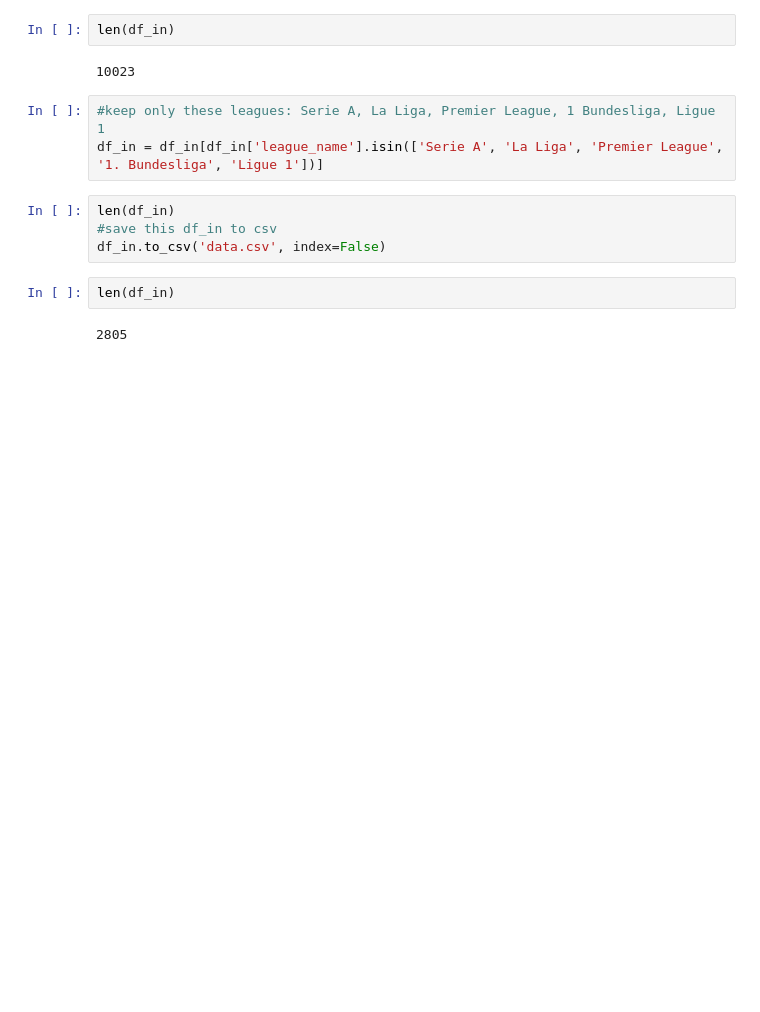
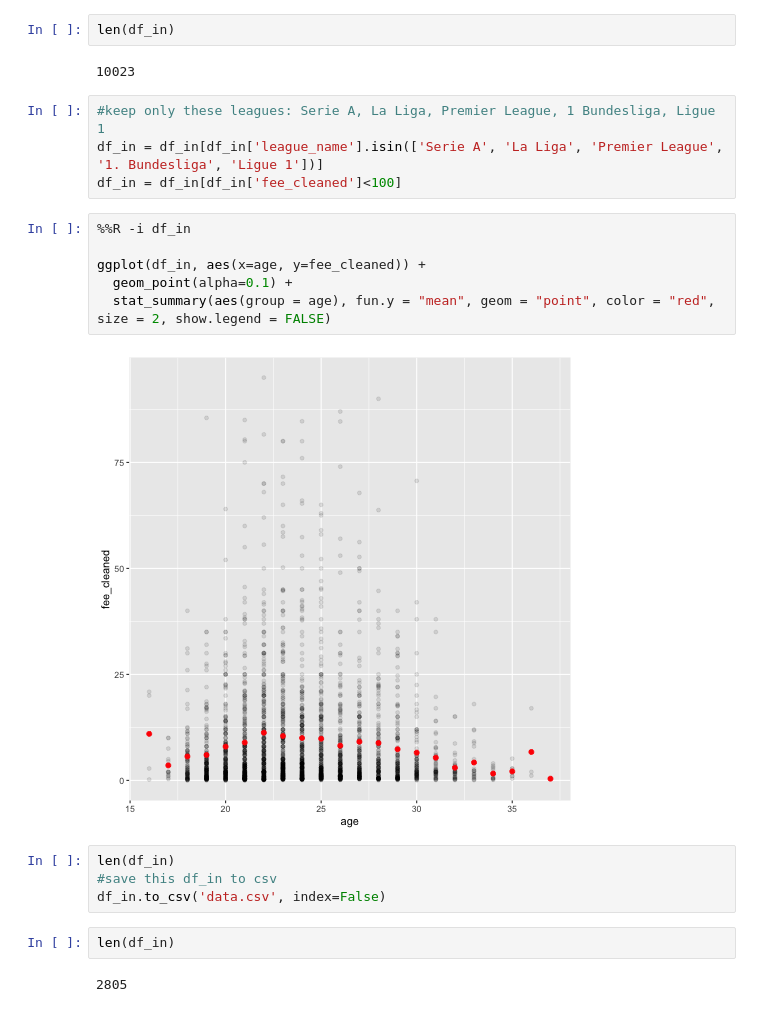
Before and after one commit to AhanPenkar/exploratory-football, a Jupyter notebook: clean.ipynb, the cells around one changed output. Cells and saved outputs as stored; diff of their text form; blank space fills up the shorter version.

```diff
--- a/clean.ipynb
+++ b/clean.ipynb
@@ -156,6 +156,15 @@ len(df_in)
 # %%
 #keep only these leagues: Serie A, La Liga, Premier League, 1 Bundesliga, Ligue 1
 df_in = df_in[df_in['league_name'].isin(['Serie A', 'La Liga', 'Premier League', '1. Bundesliga', 'Ligue 1'])]
+df_in = df_in[df_in['fee_cleaned']<100]
+# %%
+%%R -i df_in
+
+ggplot(df_in, aes(x=age, y=fee_cleaned)) +
+  geom_point(alpha=0.1) +
+  stat_summary(aes(group = age), fun.y = "mean", geom = "point", color = "red", size = 2, show.legend = FALSE)
+# %% [output]
+[figure, added]
 # %%
 len(df_in)
 #save this df_in to csv
```
Also changed, not shown: 1 other file.
